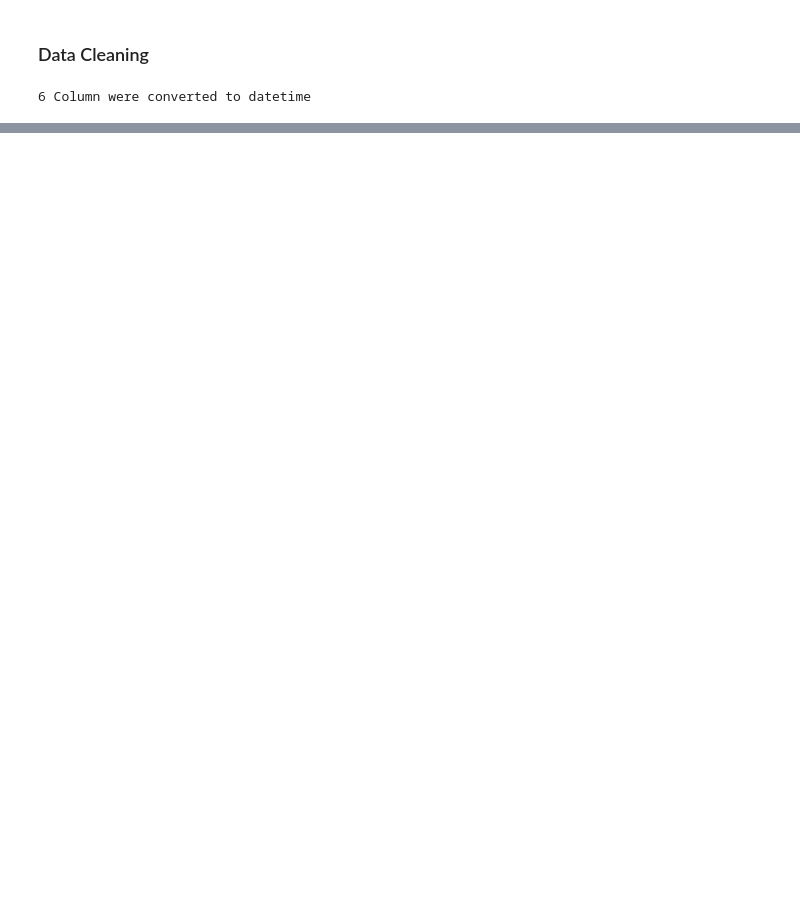
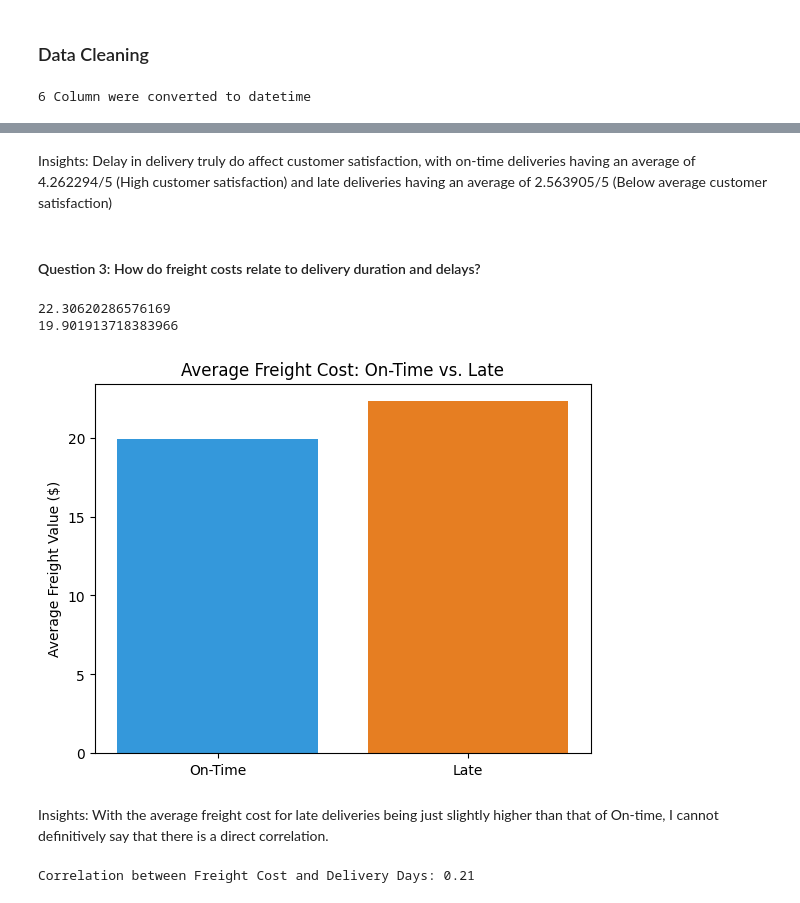
Before and after one commit to Fareed04/logistics-performance-analysis, a Jupyter notebook: notebooks/experiments.ipynb, the cells around one changed output, grey strips where cells are left out. Cells and saved outputs as stored; diff of their text form; code cells hidden in the pictures; blank space fills up the shorter version.

```diff
--- a/notebooks/experiments.ipynb
+++ b/notebooks/experiments.ipynb
@@ -213,0 +301,39 @@ dtype: int64
+# %% [markdown]
+Insights: Delay in delivery truly do affect customer satisfaction, with on-time deliveries having an average of 4.262294/5 (High customer satisfaction) and late deliveries having an average of 2.563905/5 (Below average customer satisfaction)
+# %% [markdown]
+#### Question 3: How do freight costs relate to delivery duration and delays?
+# %%
+# # Average freight value for late deliveries
+print(late_deliveries["freight_value"].mean())
+# Average freight value for on-time deliveries
+on_time_deliveries = delivered_only[delivered_only["is_late"] == False]
+print(on_time_deliveries["freight_value"].mean())
+
+# Data for the chart
+labels = ['On-Time', 'Late']
+costs = [on_time_deliveries["freight_value"].mean(), late_deliveries["freight_value"].mean()]
+
+plt.bar(labels, costs, color=['#3498db', '#e67e22'])
+plt.title("Average Freight Cost: On-Time vs. Late")
+plt.ylabel("Average Freight Value ($)"),
+
+#Saving the Chart
+plt.savefig("../images/average_freight_value_late_deliveries_VS_on_time_deliveries.png", bbox_inches="tight")
+plt.show()
+# %% [output]
+22.30620286576169
+19.901913718383966
+[figure, added]
+# %% [markdown]
+Insights: With the average freight cost for late deliveries being just slightly higher than that of On-time, I cannot definitively say that there is a direct correlation.
+# %%
+# 1. Calculate the actual travel time in days
+delivered_only['actual_duration'] = (delivered_only['order_delivered_customer_date'] - delivered_only['order_purchase_date']).dt.days
+
+# 2. Check the correlation
+# A score near 1 means they move together; near 0 means no relation
+correlation = delivered_only[['freight_value', 'actual_duration']].corr().iloc[0,1]
+
+print(f"Correlation between Freight Cost and Delivery Days: {round(correlation, 2)}")
+# %% [output]
+Correlation between Freight Cost and Delivery Days: 0.21
```
Also changed, not shown: parts of 18 cells of this notebook, 4 other files.
